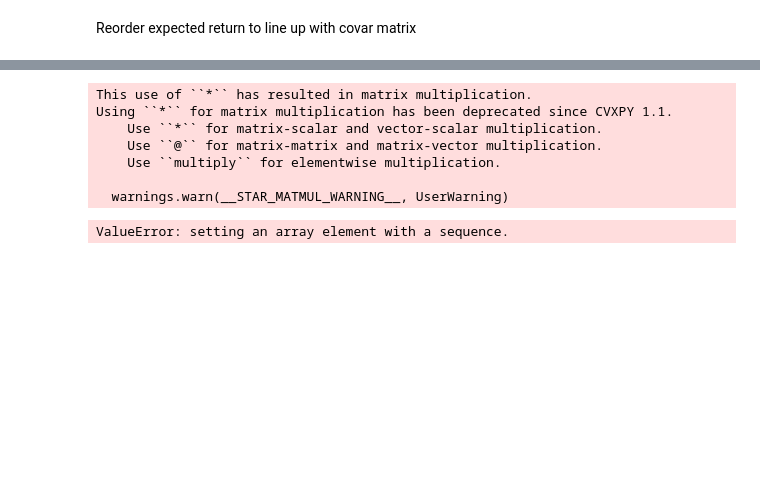
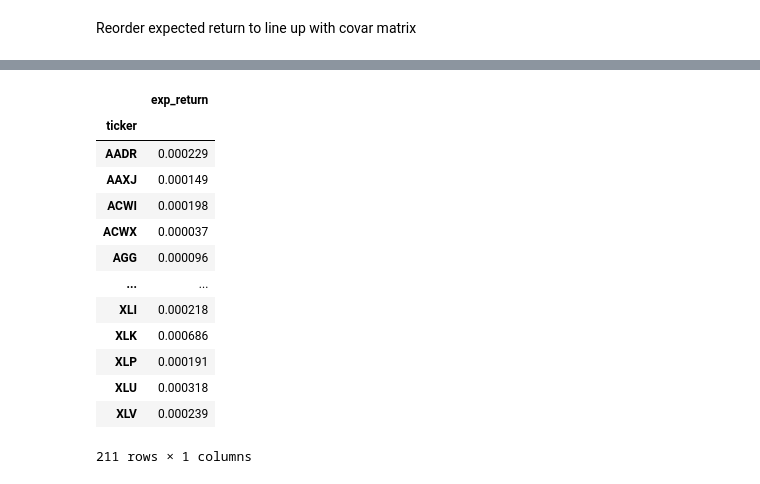
Before and after one commit to KatrinaJames/PortOpt, a Jupyter notebook: notebook.ipynb, the cells around one changed output, grey strips where cells are left out. Cells and saved outputs as stored; diff of their text form; code cells hidden in the pictures; blank space fills up the shorter version.

```diff
--- a/notebook.ipynb
+++ b/notebook.ipynb
@@ -172,22 +175,23 @@ Convex optimization of portfolio
-# %%
-import cvxpy as cp
-import numpy as np
-
-weights = cp.Variable(exp_return_df.columns.__len__(), name='weights')
-gamma = cp.Parameter(nonneg=True)
-port_return = exp_return_df.iloc[0].T * weights
-risk = cp.quad_form(weights, covar_df.to_numpy())
-opt_problem = cp.Problem(cp.Maximize(port_return - gamma * risk),
-               [cp.sum(weights) == 1,
-                weights >= 0])
-opt_problem.solve()
-weights.value
-# %% [output]
-This use of ``*`` has resulted in matrix multiplication.
-Using ``*`` for matrix multiplication has been deprecated since CVXPY 1.1.
-    Use ``*`` for matrix-scalar and vector-scalar multiplication.
-    Use ``@`` for matrix-matrix and matrix-vector multiplication.
-    Use ``multiply`` for elementwise multiplication.
-
-  warnings.warn(__STAR_MATMUL_WARNING__, UserWarning)
-ValueError: setting an array element with a sequence.
+# %%
+alpha_df = exp_return_df.T - exp_return_df['^GSPTSE'] # subtract market return
+alpha_df = alpha_df[alpha_df['exp_return'] > 0] # filter to only positive alpha
+alpha_sr = alpha_df['exp_return'].to_numpy()
+
+covar_df = covar_df[covar_df.index.isin(alpha_df.index)][alpha_df.index] # filter to only positive alpha
+covar = covar_df.round(8).to_numpy()
+alpha_df
+# %% [output]
+|  | exp_return |
+| ticker |  |
+| AADR | 0.000229 |
+| AAXJ | 0.000149 |
+| ACWI | 0.000198 |
+| ACWX | 0.000037 |
+| AGG | 0.000096 |
+| ... | ... |
+| XLI | 0.000218 |
+| XLK | 0.000686 |
+| XLP | 0.000191 |
+| XLU | 0.000318 |
+| XLV | 0.000239 |
+211 rows × 1 columns
```
Also changed, not shown: parts of 10 cells of this notebook.
